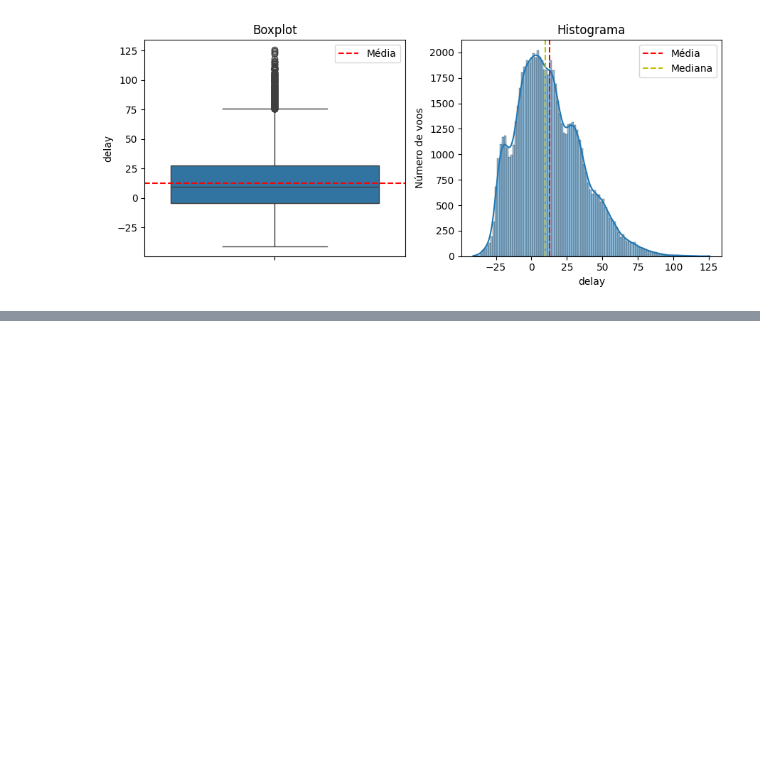
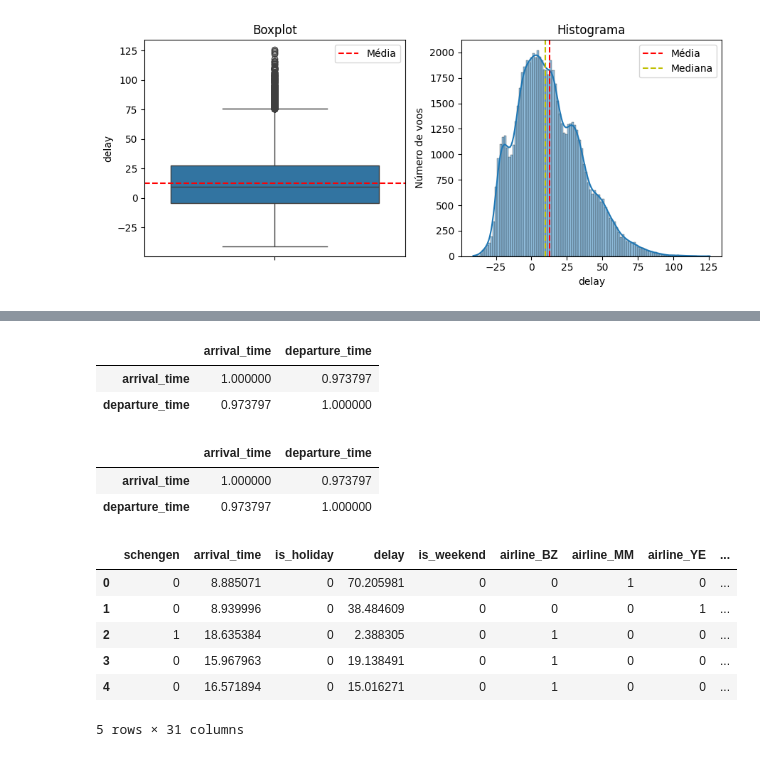
Before and after one commit to rafaelreisramos/oracle-one, a Jupyter notebook: ia-aumentada-prevendo-atrasos-voos/modelo_atraso_voo.ipynb, the cells around one changed output, grey strips where cells are left out. Saved outputs shown, nothing was run; the diff lists cells and outputs as text; code cells hidden in the pictures; blank space fills up the shorter version.

```diff
--- a/ia-aumentada-prevendo-atrasos-voos/modelo_atraso_voo.ipynb
+++ b/ia-aumentada-prevendo-atrasos-voos/modelo_atraso_voo.ipynb
@@ -195,0 +451,23 @@ plt.show()
+# %%
+dados[['arrival_time', 'departure_time']].corr()
+# %% [output]
+|  | arrival_time | departure_time |
+| arrival_time | 1.000000 | 0.973797 |
+| departure_time | 0.973797 | 1.000000 |
+# %%
+df_encoded[['arrival_time', 'departure_time']].corr()
+# %% [output]
+|  | arrival_time | departure_time |
+| arrival_time | 1.000000 | 0.973797 |
+| departure_time | 0.973797 | 1.000000 |
+# %%
+df_clean = df_encoded.drop(["flight_id", "departure_time", "day", "year", "date"], axis=1)
+df_clean.head()
+# %% [output]
+|  | schengen | arrival_time | is_holiday | delay | is_weekend | airline_BZ | airline_MM | airline_YE | ... |
+| 0 | 0 | 8.885071 | 0 | 70.205981 | 0 | 0 | 1 | 0 | ... |
+| 1 | 0 | 8.939996 | 0 | 38.484609 | 0 | 0 | 0 | 1 | ... |
+| 2 | 1 | 18.635384 | 0 | 2.388305 | 0 | 1 | 0 | 0 | ... |
+| 3 | 0 | 15.967963 | 0 | 19.138491 | 0 | 1 | 0 | 0 | ... |
+| 4 | 0 | 16.571894 | 0 | 15.016271 | 0 | 1 | 0 | 0 | ... |
+5 rows × 31 columns
```
Also changed, not shown: parts of 21 cells of this notebook.
